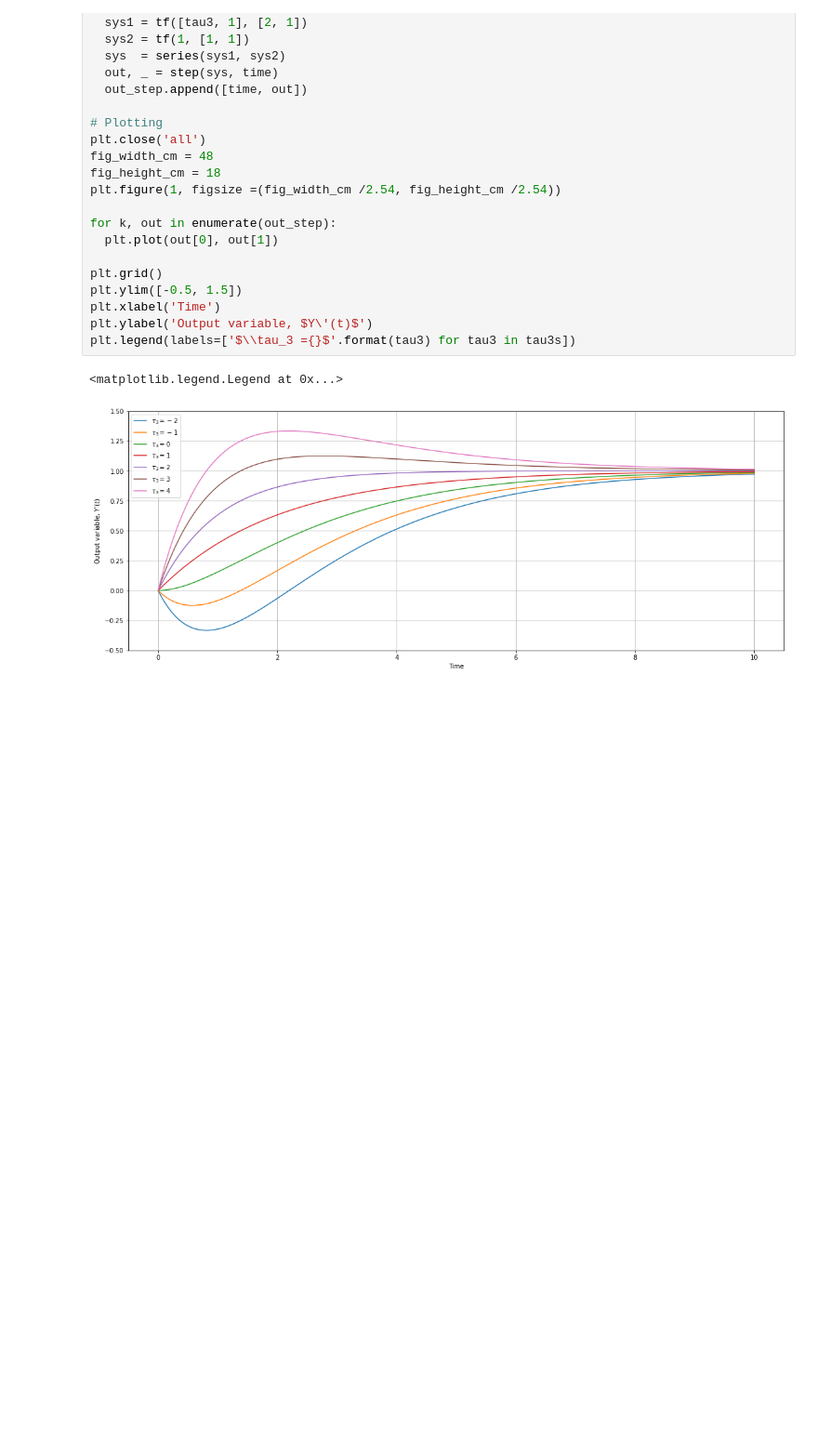
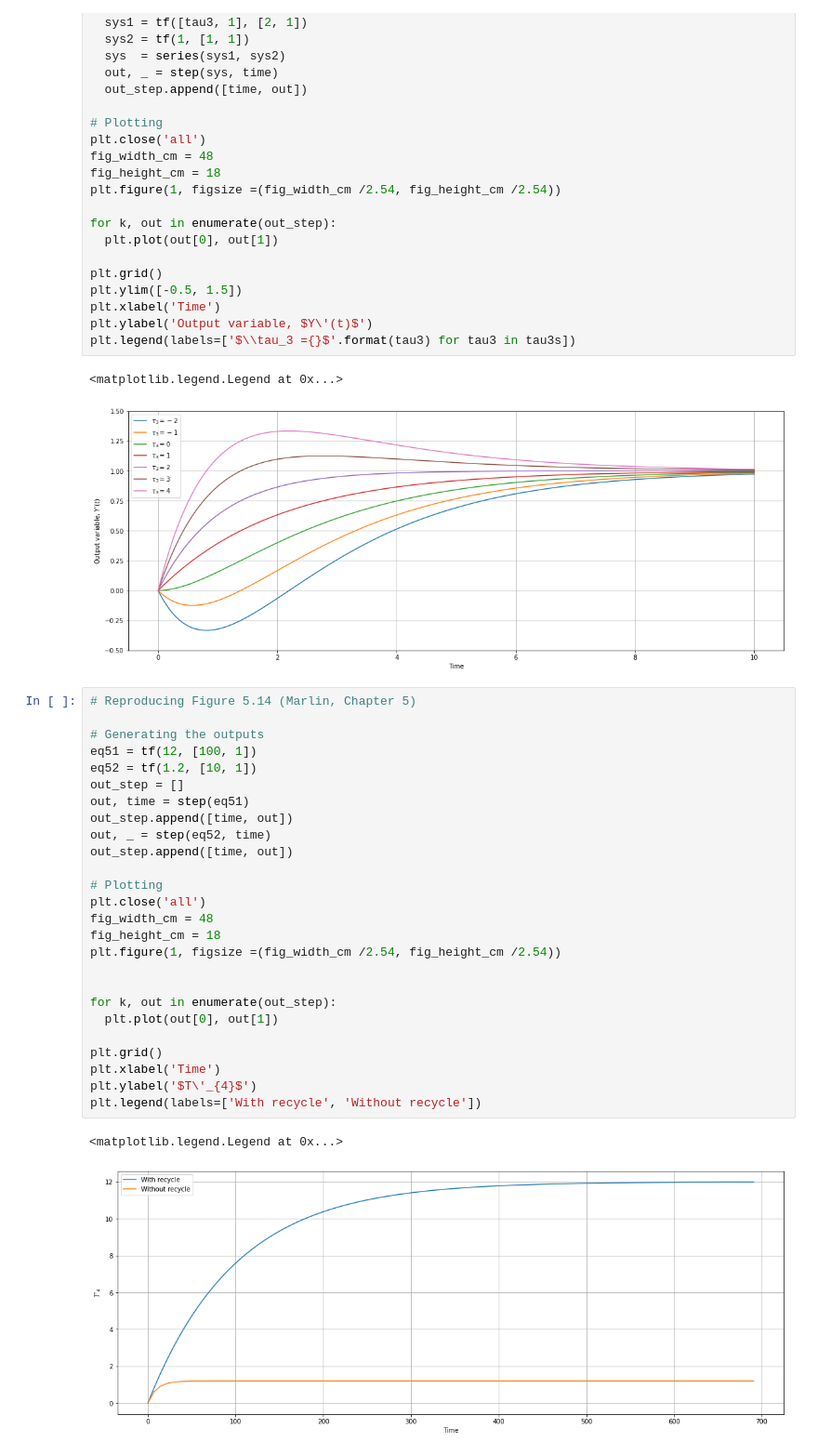
Before and after one commit to gmxavier/FAT0413150, a Jupyter notebook: extras/04.01-Marlin-Ch5.ipynb, the cells around one changed output. Shown at 93% size. Drawn from its saved outputs; the diff is of its cells as text; blank space fills up the shorter version.

```diff
--- a/extras/04.01-Marlin-Ch5.ipynb
+++ b/extras/04.01-Marlin-Ch5.ipynb
@@ -129,3 +147,32 @@ plt.legend(labels=['$\\tau_3 ={}$'.format(tau3) for tau3 in tau3s])
 # %% [output]
 <matplotlib.legend.Legend at 0x...>
 [figure]
+# %%
+# Reproducing Figure 5.14 (Marlin, Chapter 5)
+
+# Generating the outputs
+eq51 = tf(12, [100, 1])
+eq52 = tf(1.2, [10, 1])
+out_step = []
+out, time = step(eq51)
+out_step.append([time, out])
+out, _ = step(eq52, time)
+out_step.append([time, out])
+
+# Plotting
+plt.close('all')
+fig_width_cm = 48
+fig_height_cm = 18
+plt.figure(1, figsize =(fig_width_cm /2.54, fig_height_cm /2.54))
+
+
+for k, out in enumerate(out_step):
+  plt.plot(out[0], out[1])
+
+plt.grid()
+plt.xlabel('Time')
+plt.ylabel('$T\'_{4}$')
+plt.legend(labels=['With recycle', 'Without recycle'])
+# %% [output]
+<matplotlib.legend.Legend at 0x...>
+[figure, added]
```
Also changed, not shown: parts of 1 cell of this notebook.
